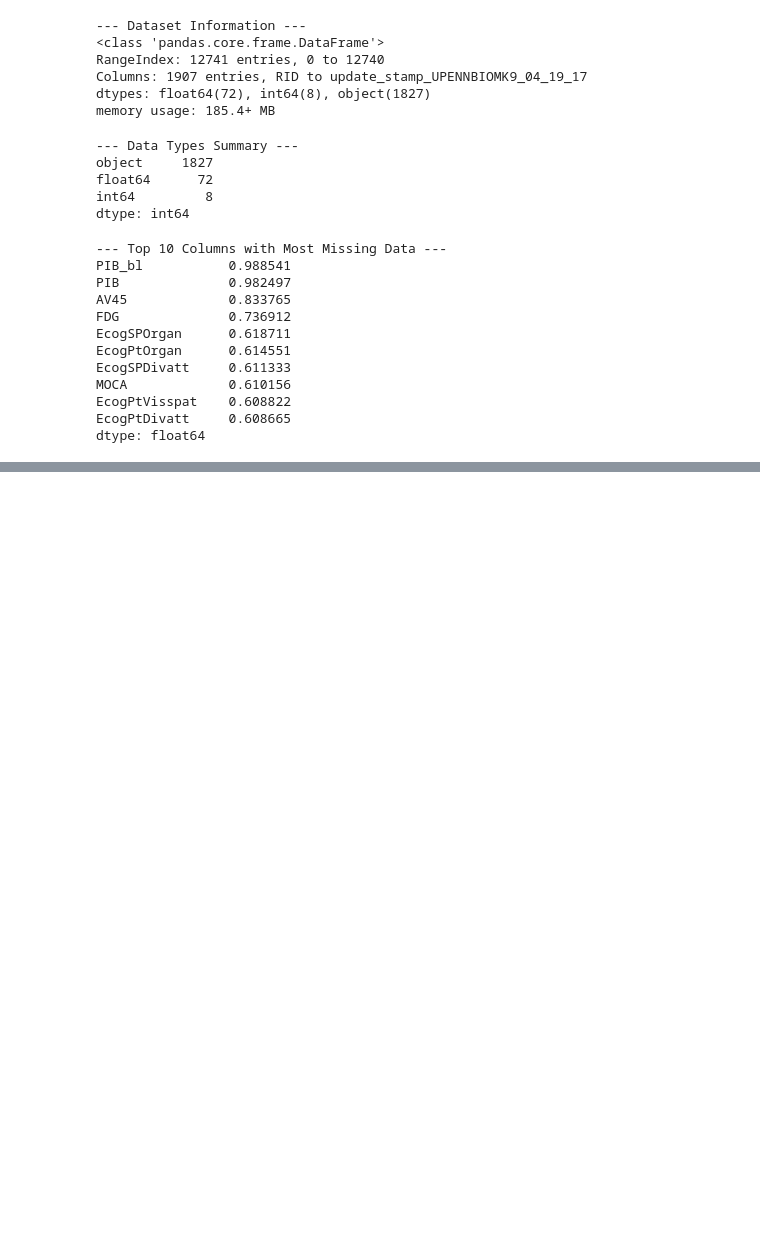
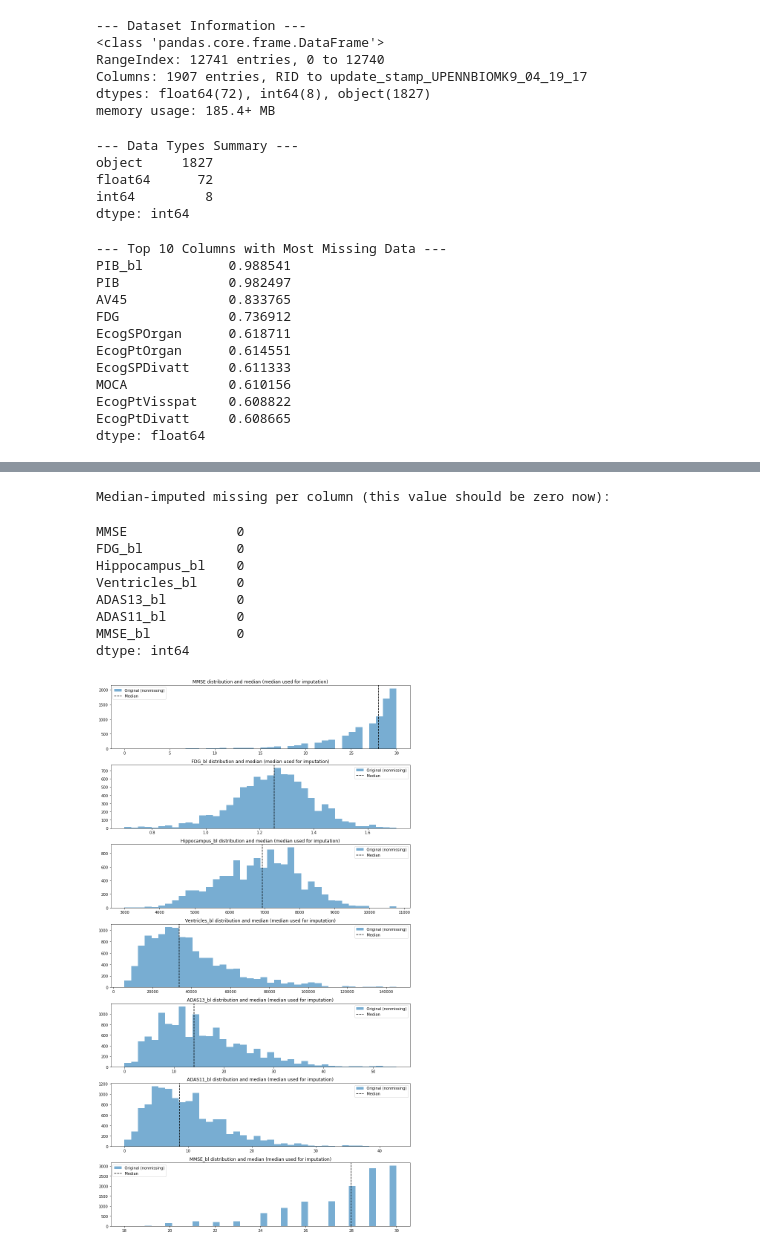
Before and after one commit to jdaly67/ANDI-project, a Jupyter notebook: Approach 2_Alzhiemers project.ipynb, the cells around one changed output, grey strips where cells are left out. Saved outputs shown, nothing was run; the diff lists cells and outputs as text; code cells hidden in the pictures; blank space fills up the shorter version.

Commit message:
Version 2 after median imputation

```diff
--- a/Approach 2_Alzhiemers project.ipynb
+++ b/Approach 2_Alzhiemers project.ipynb
@@ -155,0 +249,8 @@ biomarker_summary.to_csv('biomarker_candidates_with_missingness.csv', index=Fals
+# %%
+#Preparing numeric biomarker dataframe for imputation
+numeric_biomarkers = [c for c in filtered_biomarkers if pd.api.types.is_numeric_dtype(df[c])]
+print("Numeric biomarkers available for imputation:", len(numeric_biomarkers))
+display(numeric_biomarkers)
+bio_num = df[numeric_biomarkers].copy()
+print("\nColumn missingness (numeric biomarkers):")
+display(bio_num.isna().mean().sort_values(ascending=False).round(3).head(25))
@@ -155,0 +314,30 @@ biomarker_summary.to_csv('biomarker_candidates_with_missingness.csv', index=Fals
+# %%
+#Imputing by median values
+bio_median = bio_num.copy()
+medians = bio_median.median()
+bio_median = bio_median.fillna(medians)
+print("Median-imputed missing per column (this value should be zero now):")
+display(bio_median.isna().sum().head(25))
+
+example_vars = numeric_biomarkers[:]
+if len(example_vars) > 0:
+    plt.figure(figsize=(12, 3*len(example_vars)))
+    for i, v in enumerate(example_vars, 1):
+        plt.subplot(len(example_vars), 1, i)
+        plt.hist(bio_num[v].dropna(), bins=40, alpha=0.6, label='Original (nonmissing)')
+        plt.axvline(medians[v], color='k', linestyle='--', label='Median')
+        plt.title(f"{v} distribution and median (median used for imputation)")
+        plt.legend()
+    plt.tight_layout()
+    plt.show()
+# %% [output]
+Median-imputed missing per column (this value should be zero now):
+MMSE              0
+FDG_bl            0
+Hippocampus_bl    0
+Ventricles_bl     0
+ADAS13_bl         0
+ADAS11_bl         0
+MMSE_bl           0
+dtype: int64
+[figure, added]
```
Also changed, not shown: parts of 23 cells of this notebook.
